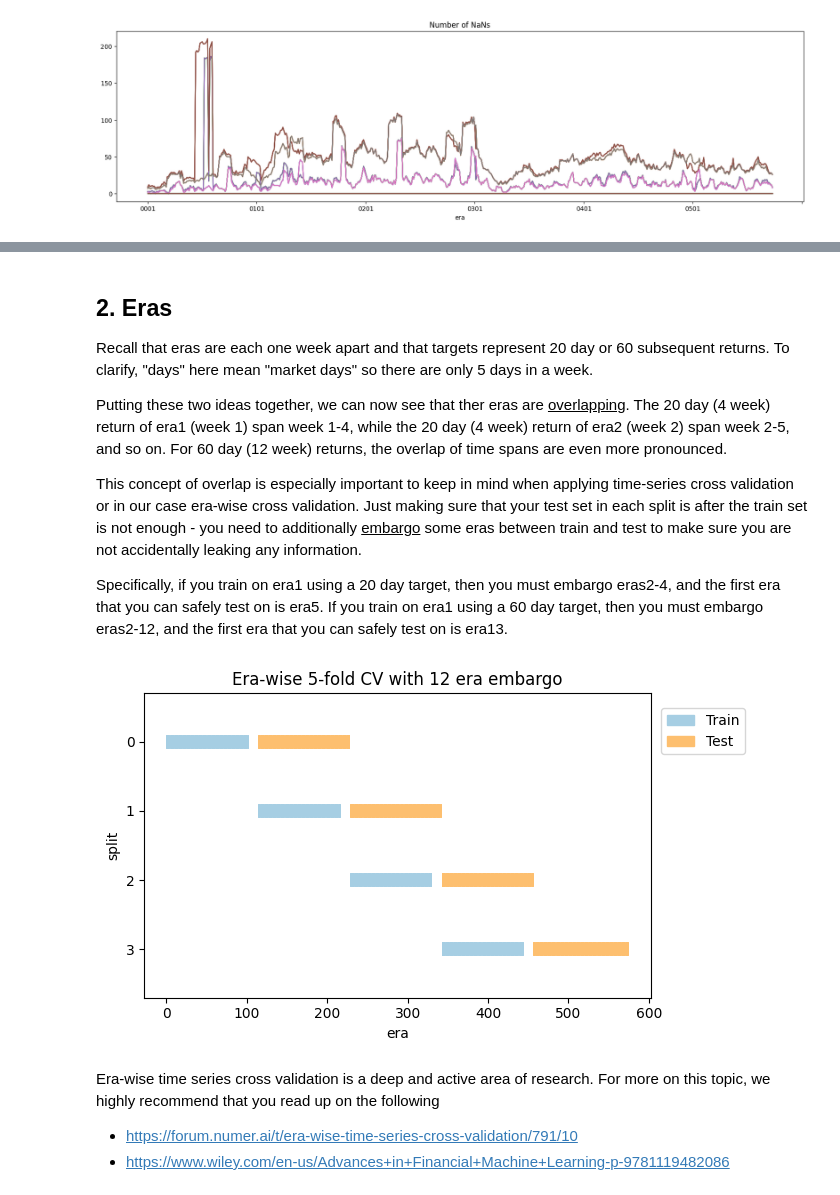
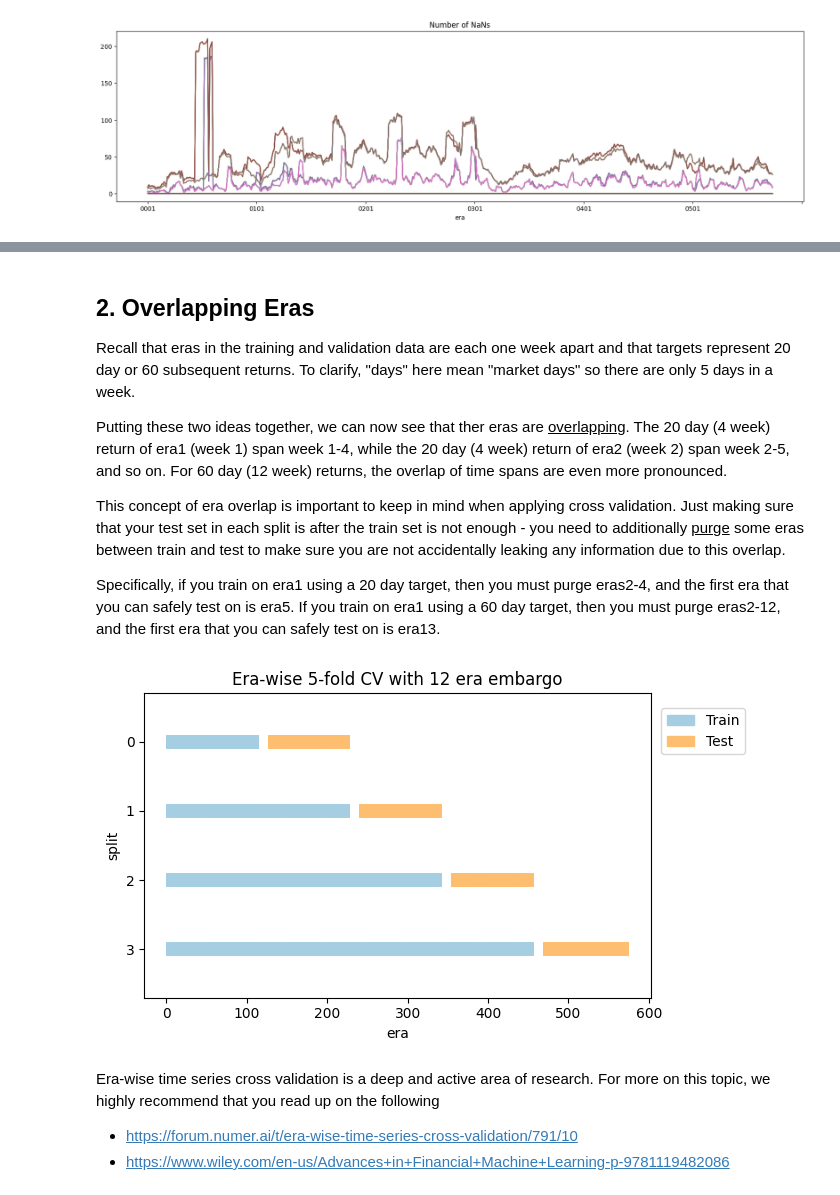
Before and after one commit to numerai/hello-numerai, a Jupyter notebook: advanced_concepts.ipynb, the cells around one changed output, grey strips where cells are left out. Saved outputs shown, nothing was run; the diff lists cells and outputs as text; code cells hidden in the pictures.

Commit message:
advanced concepts

```diff
--- a/advanced_concepts.ipynb
+++ b/advanced_concepts.ipynb
@@ -16,7 +18,15 @@ Let's revisit the training data and take a look at these targets.
 # %%
 from numerapi import NumerAPI
+import json
+import pandas as pd
 napi = NumerAPI()
 
+# Download the training data and feature metadata
 napi.download_dataset("v4.1/train.parquet");
 napi.download_dataset("v4.1/features.json");
+
+# Use the "small" feature set again
+feature_metadata = json.load(open("v4.1/features.json"))
+feature_cols = feature_metadata["feature_sets"]["small"]
+training_data = pd.read_parquet("v4.1/train.parquet", columns=["era"] + feature_cols + ["target"])
 # %% [output]
@@ -26,0 +70,17 @@ napi.download_dataset("v4.1/features.json");
+# %%
+# Rank features by the absolute delta in correlation to the target between first half and second half of eras
+# The higher the delta, the more the correlation varies over time, the riskier the feature
+
+# divide eras into two halves
+eras = training_data.era.unique()
+eras_first_half = eras[:len(eras)//2]
+eras_second_half = eras[len(eras)//2:]
+
+# take feature_correlations_with_target and split it into two halves
+# compute the mean correlation for each feature in each half
+# compute the delta for each feature between the two halves
+# rank featuers by the absolute value of the delta
+feature_correlations_with_target_first_half = feature_correlations_with_target.loc[eras_first_half].mean()
+feature_correlations_with_target_second_half = feature_correlations_with_target.loc[eras_second_half].mean()
+feature_correlations_with_target_delta = (feature_correlations_with_target_first_half - feature_correlations_with_target_second_half).abs()
+feature_correlations_with_target_delta.sort_values(ascending=False).plot.bar(figsize=(9, 3), title="Absolute Delta in Mean Correlation to Target Between First and Second Half of Eras", xlabel="Feature");
@@ -123,5 +183,11 @@ nans_per_era[target_names].plot(figsize=(20, 5), title="Number of NaNs", legend=
 # This should allow the construction of many diverse models which ensemble nicely
 import seaborn as sns
 sns.heatmap(targets_df[target_names].corr(), cmap="coolwarm", xticklabels=False, yticklabels=False);
+
+# If we only consider the correlations of targets within their own time horizon, we can see that the correlations are much higher
+import matplotlib.pyplot as plt
+fig, (ax1, ax2) = plt.subplots(ncols=2, figsize=(20, 5))
+sns.heatmap(targets_df[t20s].corr(), cmap="coolwarm", ax=ax1);
+sns.heatmap(targets_df[t60s].corr(), cmap="coolwarm", ax=ax2);
 # %% [output]
 [figure]
@@ -128,28 +195,29 @@ sns.heatmap(targets_df[target_names].corr(), cmap="coolwarm", xticklabels=False,
 # %% [markdown]
-## 2. Eras
+## 2. Overlapping Eras
 
-Recall that eras are each one week apart and that targets represent 20 day or 60 subsequent returns. To clarify, "days" here mean "market days" so there are only 5 days in a week.
+Recall that eras in the training and validation data are each one week apart and that targets represent 20 day or 60 subsequent returns. To clarify, "days" here mean "market days" so there are only 5 days in a week.
 
 Putting these two ideas together, we can now see that ther eras are <ins>overlapping</ins>. The 20 day (4 week) return of era1 (week 1) span week 1-4, while the 20 day (4 week) return of era2 (week 2) span week 2-5, and so on. For 60 day (12 week) returns, the overlap of time spans are even more pronounced.
 
-This concept of overlap is especially important to keep in mind when applying time-series cross validation or in our case era-wise cross validation. Just making sure that your test set in each split is after the train set is not enough - you need to additionally <ins>embargo</ins> some eras between train and test to make sure you are not accidentally leaking any information.
+This concept of era overlap is important to keep in mind when applying cross validation. Just making sure that your test set in each split is after the train set is not enough - you need to additionally <ins>purge</ins> some eras between train and test to make sure you are not accidentally leaking any information due to this overlap.
 
-Specifically, if you train on era1 using a 20 day target, then you must embargo eras2-4, and the first era that you can safely test on is era5. If you train on era1 using a 60 day target, then you must embargo eras2-12, and the first era that you can safely test on is era13.
+Specifically, if you train on era1 using a 20 day target, then you must purge eras2-4, and the first era that you can safely test on is era5. If you train on era1 using a 60 day target, then you must purge eras2-12, and the first era that you can safely test on is era13.
 # %%
 import numpy as np
 
-def get_era_wise_cv_splits(eras, n_folds=3, embargo=0):
+def get_era_wise_cv_splits(eras, n_folds=5, purge=0):
     # divide the eras into n_folds, adding any remainder eras to the last fold
     len_fold = len(eras) // n_folds
     folds = [eras[i * len_fold : (i + 1) * len_fold] for i in range(n_folds)]
     folds[-1] = np.append(folds[-1], eras[n_folds * len_fold :])
 
-    # create splits where test folds follow train folds
+    # create splits
     splits = []
     for train_fold_idx in range(n_folds-1):
-        # embargo eras from the tail of the training set if specified
-        train = folds[train_fold_idx][:-embargo] if embargo else folds[train_fold_idx]
-        test = folds[train_fold_idx+1]
+        # train up to the current fold
+        train = np.concatenate(folds[:train_fold_idx+1])
+        # test in the next fold, purging the first `purge` eras
+        test = folds[train_fold_idx+1][purge:]
         splits.append((train, test))
 
     return splits
@@ -181,10 +249,10 @@ def plot_cv_indices(eras, cv_splits, title):
     fig.subplots_adjust(right=0.7)
 # %%
 # Here is a visualzation of the 5-fold CV splits with a 12 era embargo suitable for models training on a 60 day target
-cv_splits = get_era_wise_cv_splits(training_data["era"].unique(), n_folds=5, embargo=12)
+cv_splits = get_era_wise_cv_splits(training_data["era"].unique(), n_folds=5, purge=12)
 plot_cv_indices(training_data["era"].unique(), cv_splits, "Era-wise 5-fold CV with 12 era embargo");
 # %% [output]
-[figure, old version]
+[figure, new version]
 # %% [markdown]
 Era-wise time series cross validation is a deep and active area of research. For more on this topic, we highly recommend that you read up on the following
 - https://forum.numer.ai/t/era-wise-time-series-cross-validation/791/10
```
Also changed, not shown: parts of 17 cells of this notebook, 4 other files.
